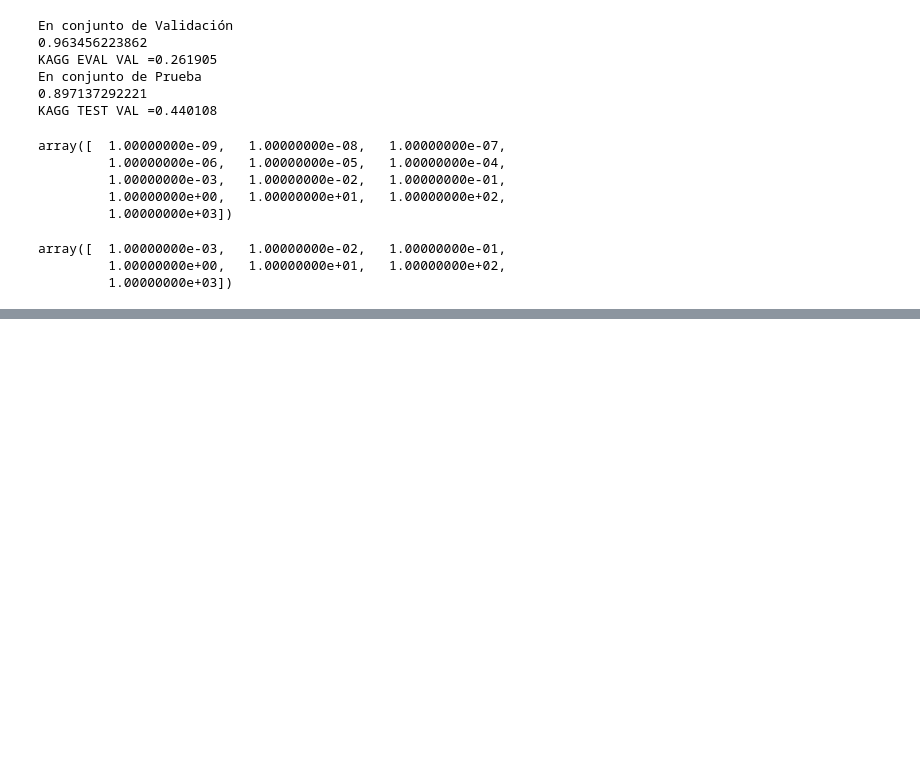
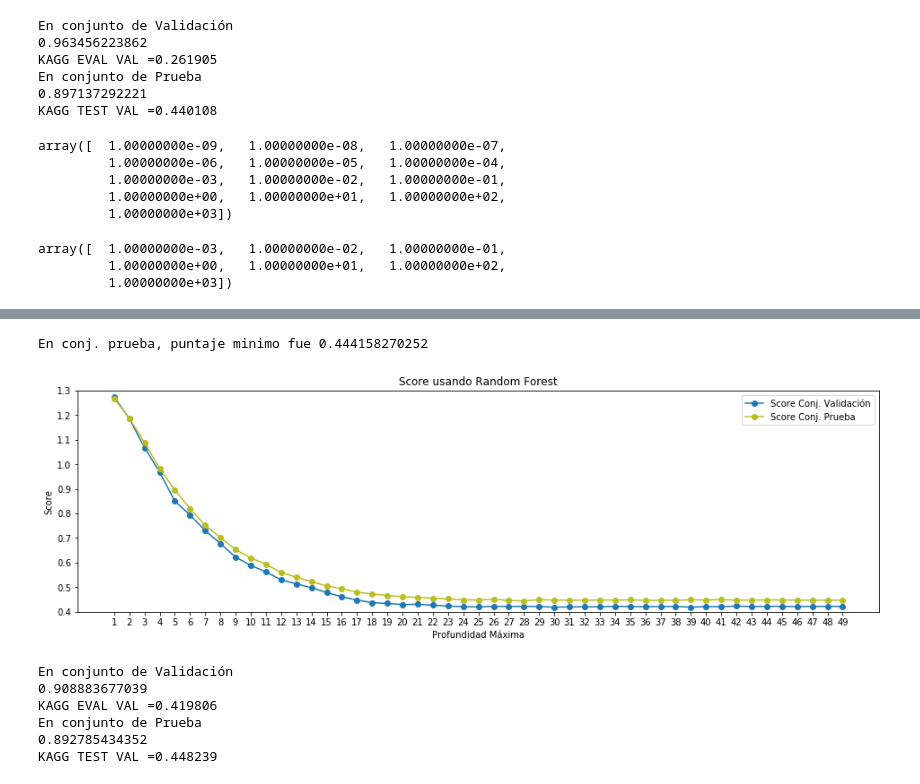
Before and after one commit to VitoVoti/T3_ML_NonLinear, a Jupyter notebook: Tarea 3.ipynb, the cells around one changed output, grey strips where cells are left out. Saved outputs shown, nothing was run; the diff lists cells and outputs as text; code cells hidden in the pictures; blank space fills up the shorter version.

```diff
--- a/Tarea 3.ipynb
+++ b/Tarea 3.ipynb
@@ -889,0 +1101,55 @@ array([  1.00000000e-03,   1.00000000e-02,   1.00000000e-01,
+# %%
+scores_val = []
+scores_test = []
+
+for i in range (1,50):
+    model = RandomForestRegressor(n_estimators=11,random_state=0, max_depth=i)
+    model.fit(X_train,Y_train)
+    Y_pred_train = model.predict(X_train)
+    Y_pred_val = model.predict(X_val)
+    Y_pred_test = model.predict(X_test)
+
+    scores_val.append(eval_bikemodel_log(Y_pred_val,Y_val))
+    scores_test.append(eval_bikemodel_log(Y_pred_test,Y_test))
+# %%
+print("En conj. prueba, puntaje minimo fue", np.min(scores_test))
+
+plt.figure(figsize=(16,10))
+plt.subplot(211)
+plt.xlabel("d")
+d = range(1,50)
+plt.xticks(d)
+plt.ylim([0.4,1.3])
+plt.ylabel("Score")
+plt.xlabel("Profundidad Máxima")
+plt.title("Score usando Random Forest")
+plt.plot(d,scores_val, '-o', label='Score Conj. Validación', color='tab:blue')
+plt.plot(d,scores_test, '-o', label='Score Conj. Prueba', color='tab:olive')
+plt.legend(loc = "best")
+plt.show()
+# %% [output]
+En conj. prueba, puntaje minimo fue 0.444158270252
+[figure, added]
+# %%
+model = RandomForestRegressor(n_estimators=11,random_state=0, max_depth=25)
+model.fit(X_train,Y_train)
+Y_pred_train = model.predict(X_train)
+Y_pred_val = model.predict(X_val)
+Y_pred_test = model.predict(X_test)
+
+print("En conjunto de Validación")
+kagg_val = eval_bikemodel_log(Y_pred_val,Y_val)
+print(model.score(X_val,Y_val))
+print("KAGG EVAL VAL =%f"%kagg_val)
+
+print("En conjunto de Prueba")
+kagg_val = eval_bikemodel_log(Y_pred_test,Y_test)
+print(model.score(X_test,Y_test))
+print("KAGG TEST VAL =%f"%kagg_val)
+# %% [output]
+En conjunto de Validación
+0.908883677039
+KAGG EVAL VAL =0.419806
+En conjunto de Prueba
+0.892785434352
+KAGG TEST VAL =0.448239
```
Also changed, not shown: parts of 14 cells of this notebook, 1 other file.
